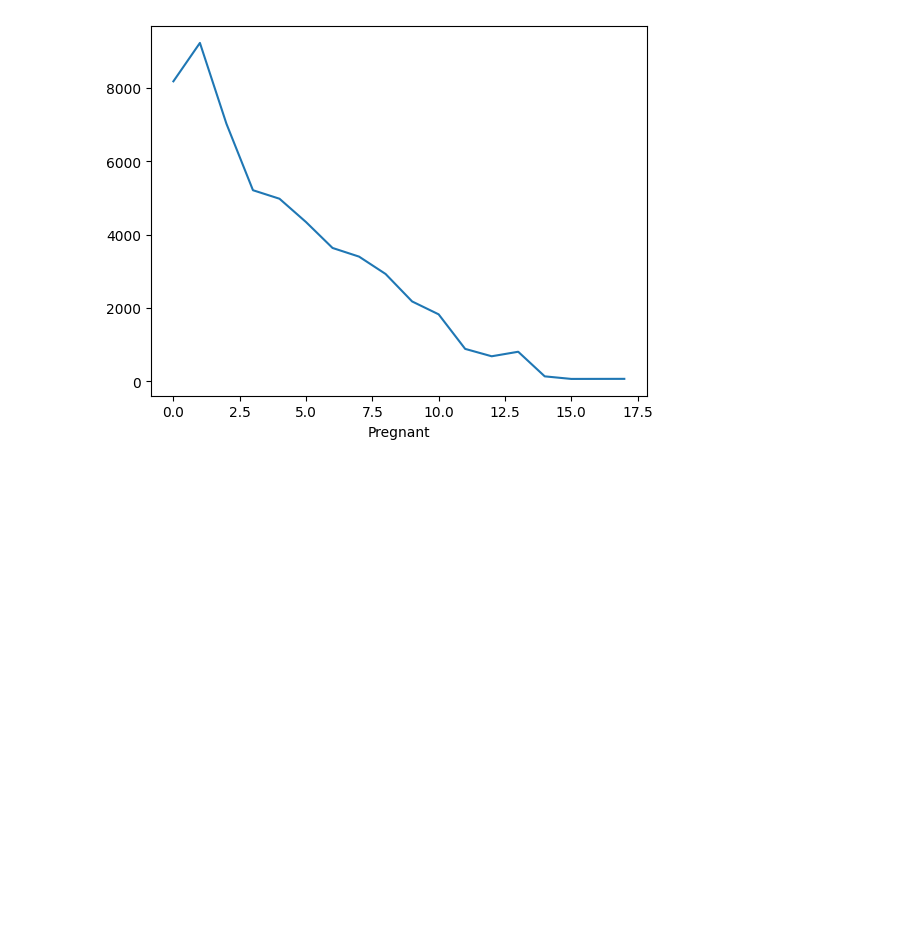
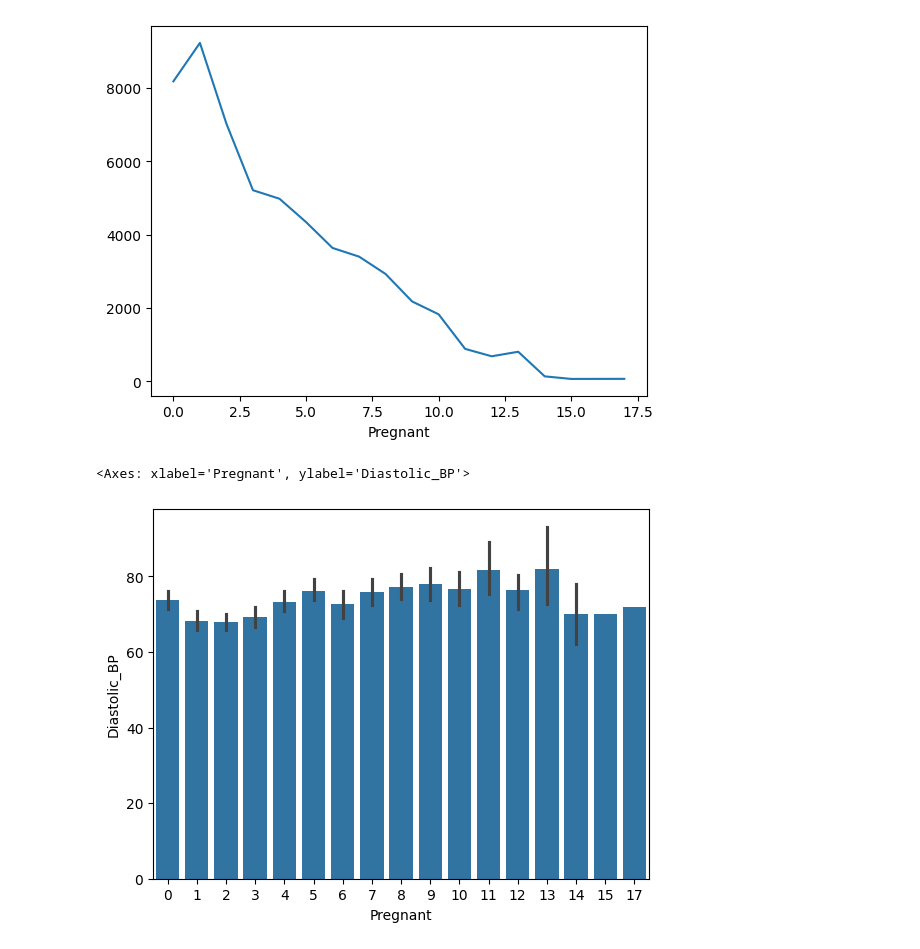
Before and after one commit to vishuRizz/numpy_pandas, a Jupyter notebook: data_analysis/data_plotting.ipynb, the cells around one changed output. Saved outputs shown, nothing was run; the diff lists cells and outputs as text; code cells hidden in the pictures; blank space fills up the shorter version.

```diff
--- a/data_plotting.ipynb
+++ b/data_analysis/data_plotting.ipynb
@@ -66,3 +66,10 @@ Diastolic_BP.plot()
 # %% [output]
 <Axes: xlabel='Pregnant'>
 [figure]
+# %%
+import seaborn as sns
+df = pd.read_csv('missing_data.csv')
+sns.barplot(x="Pregnant", y="Diastolic_BP", data=df)
+# %% [output]
+<Axes: xlabel='Pregnant', ylabel='Diastolic_BP'>
+[figure, added]
```
Also changed, not shown: parts of 1 cell of this notebook, 5 other files.
